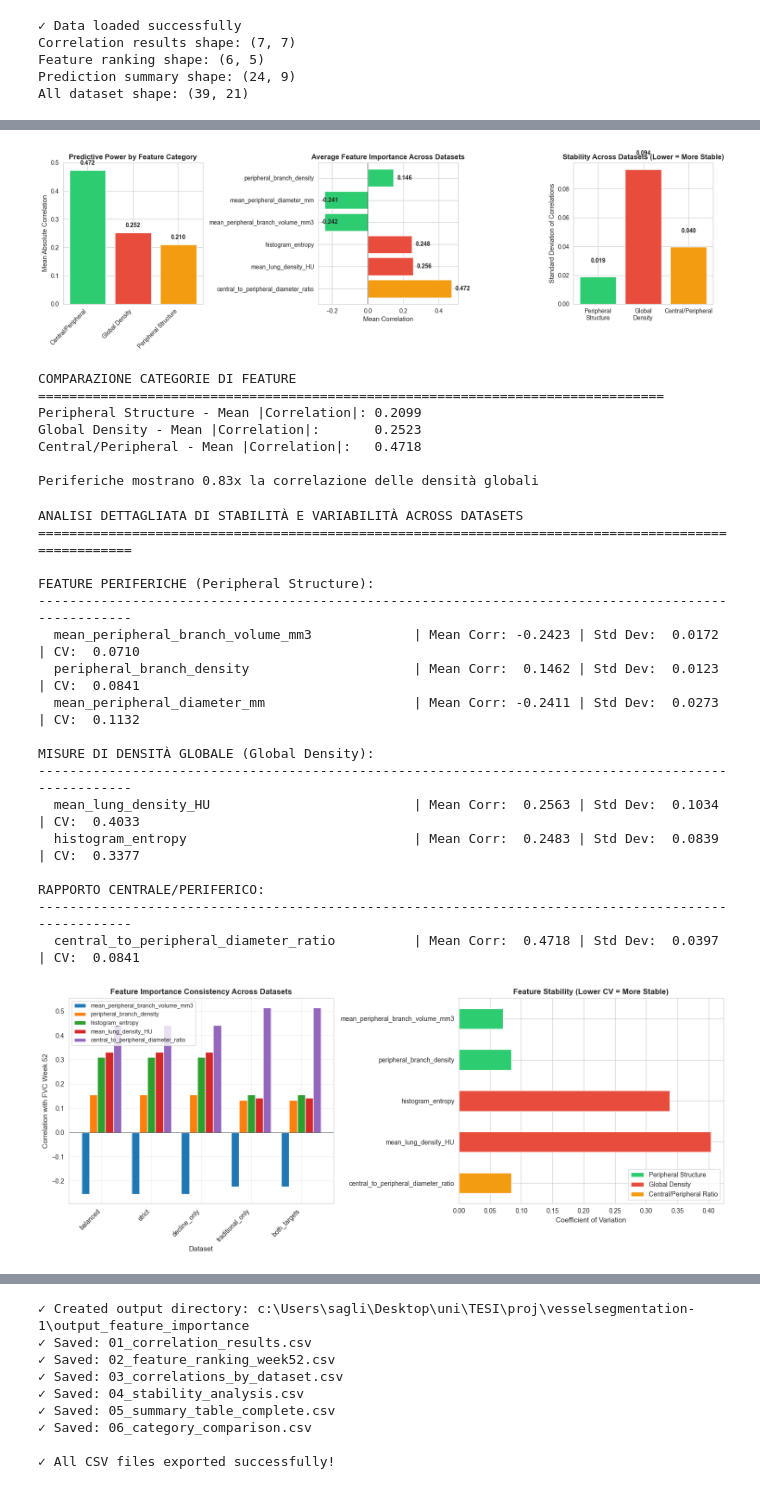
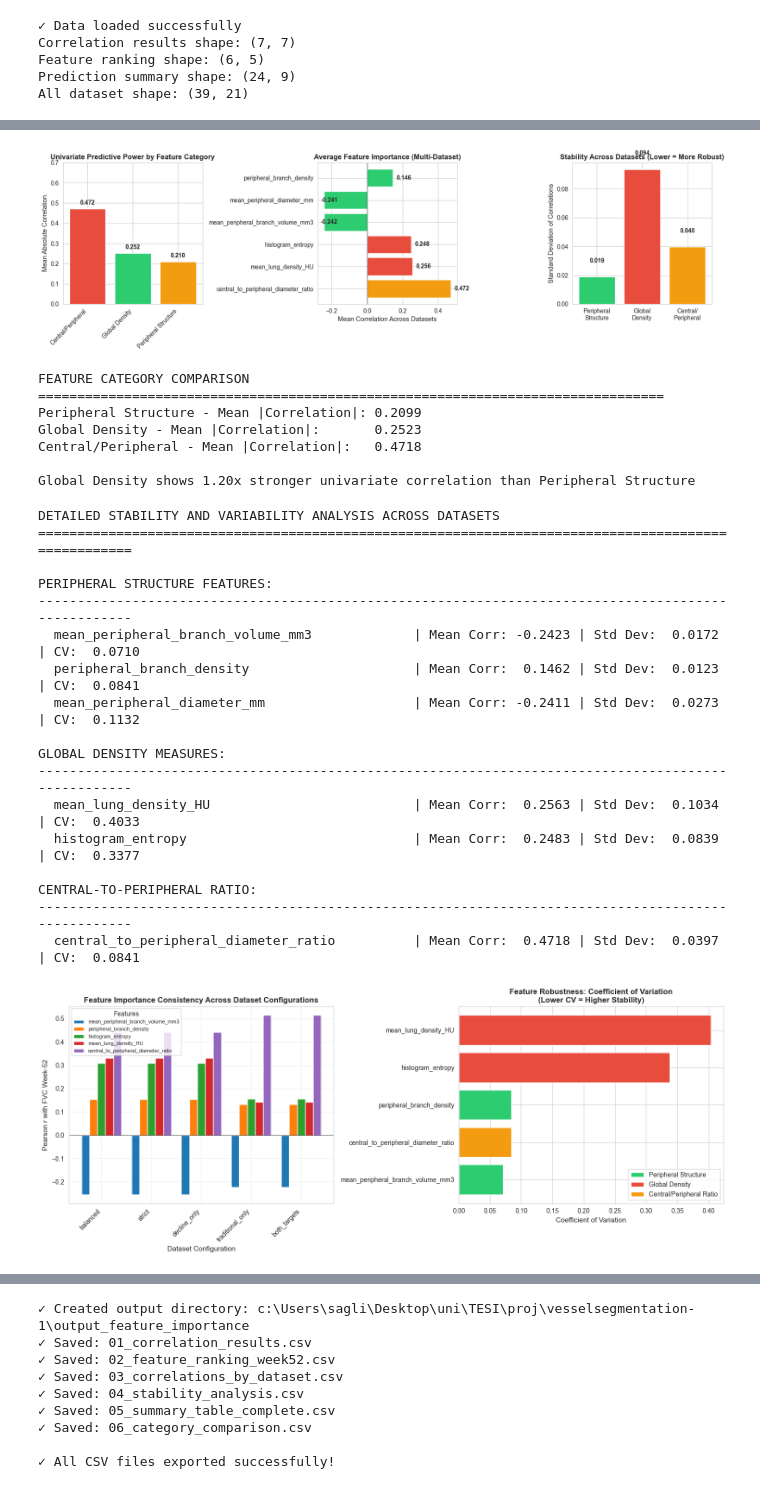
Before and after one commit to francescasaglimbeni/airway_analysis, a Jupyter notebook: feature_importance_analysis.ipynb, the cells around one changed output, grey strips where cells are left out. Drawn from its saved outputs; the diff is of its cells as text; code cells hidden in the pictures.

```diff
--- a/feature_importance_analysis.ipynb
+++ b/feature_importance_analysis.ipynb
@@ -253,10 +313,10 @@ for cat, features in categories.items():
 cat_df = pd.DataFrame(list(mean_abs_corr.items()), columns=['Category', 'Mean |Correlation|'])
 cat_df = cat_df.sort_values('Mean |Correlation|', ascending=False)
 
-axes[0].bar(cat_df['Category'], cat_df['Mean |Correlation|'], color=['#2ecc71', '#e74c3c', '#f39c12'])
+axes[0].bar(cat_df['Category'], cat_df['Mean |Correlation|'], color=['#e74c3c', '#2ecc71', '#f39c12'])
 axes[0].set_ylabel('Mean Absolute Correlation', fontsize=11)
-axes[0].set_title('Predictive Power by Feature Category', fontsize=12, fontweight='bold')
-axes[0].set_ylim(0, 0.5)
+axes[0].set_title('Univariate Predictive Power by Feature Category', fontsize=12, fontweight='bold')
+axes[0].set_ylim(0, 0.7)
 for i, v in enumerate(cat_df['Mean |Correlation|']):
     axes[0].text(i, v + 0.02, f'{v:.3f}', ha='center', fontweight='bold')
 plt.setp(axes[0].xaxis.get_majorticklabels(), rotation=45, ha='right')
@@ -276,8 +336,8 @@ sorted_features = all_features_with_values.sort_values(key=abs, ascending=False)
 sorted_colors = [colors[list(all_features_with_values.index).index(f)] for f in sorted_features.index]
 
 axes[1].barh(sorted_features.index, sorted_features.values, color=sorted_colors)
-axes[1].set_xlabel('Mean Correlation', fontsize=11)
-axes[1].set_title('Average Feature Importance Across Datasets', fontsize=12, fontweight='bold')
+axes[1].set_xlabel('Mean Correlation Across Datasets', fontsize=11)
+axes[1].set_title('Average Feature Importance (Multi-Dataset)', fontsize=12, fontweight='bold')
 axes[1].axvline(x=0, color='black', linestyle='-', linewidth=0.5)
 for i, v in enumerate(sorted_features.values):
     axes[1].text(v + 0.02 if v > 0 else v - 0.02, i, f'{v:.3f}', va='center', fontweight='bold')
@@ -290,52 +350,52 @@ central_stability = std_corr[[f for f in central_peripheral_metrics if f in std_
 stability_data = {
     'Peripheral\nStructure': peripheral_stability,
     'Global\nDensity': global_stability,
-    'Central/Peripheral': central_stability
+    'Central/\nPeripheral': central_stability
 }
 
 axes[2].bar(stability_data.keys(), stability_data.values(), color=['#2ecc71', '#e74c3c', '#f39c12'])
 axes[2].set_ylabel('Standard Deviation of Correlations', fontsize=11)
-axes[2].set_title('Stability Across Datasets (Lower = More Stable)', fontsize=12, fontweight='bold')
+axes[2].set_title('Stability Across Datasets (Lower = More Robust)', fontsize=12, fontweight='bold')
 for i, (k, v) in enumerate(stability_data.items()):
     axes[2].text(i, v + 0.01, f'{v:.3f}', ha='center', fontweight='bold')
 
 plt.tight_layout()
 plt.show()
 
-print("\nCOMPARAZIONE CATEGORIE DI FEATURE")
+print("\nFEATURE CATEGORY COMPARISON")
 print("=" * 80)
 print(f"Peripheral Structure - Mean |Correlation|: {mean_abs_corr.get('Peripheral Structure', 0):.4f}")
 print(f"Global Density - Mean |Correlation|:       {mean_abs_corr.get('Global Density', 0):.4f}")
 print(f"Central/Peripheral - Mean |Correlation|:   {mean_abs_corr.get('Central/Peripheral', 0):.4f}")
-print(f"\nPeriferiche mostrano {(mean_abs_corr.get('Peripheral Structure', 0) / mean_abs_corr.get('Global Density', 1)):.2f}x la correlazione delle densità globali")
+print(f"\nGlobal Density shows {(mean_abs_corr.get('Global Density', 1) / mean_abs_corr.get('Peripheral Structure', 1)):.2f}x stronger univariate correlation than Peripheral Structure")
 # %% [output]
-[figure, old version]
+[figure, new version]
-COMPARAZIONE CATEGORIE DI FEATURE
+FEATURE CATEGORY COMPARISON
 ================================================================================
 Peripheral Structure - Mean |Correlation|: 0.2099
 Global Density - Mean |Correlation|:       0.2523
 Central/Peripheral - Mean |Correlation|:   0.4718
 
-Periferiche mostrano 0.83x la correlazione delle densità globali
+Global Density shows 1.20x stronger univariate correlation than Peripheral Structure
 # %%
 # Detailed stability analysis
-print("\nANALISI DETTAGLIATA DI STABILITÀ E VARIABILITÀ ACROSS DATASETS")
+print("\nDETAILED STABILITY AND VARIABILITY ANALYSIS ACROSS DATASETS")
 print("=" * 100)
-print("\nFEATURE PERIFERICHE (Peripheral Structure):")
+print("\nPERIPHERAL STRUCTURE FEATURES:")
 print("-" * 100)
 for feat in peripheral_metrics:
     if feat in stability_df.index:
         row = stability_df.loc[feat]
         print(f"  {feat:45s} | Mean Corr: {row['Mean Correlation']:7.4f} | Std Dev: {row['Std Dev (Stability)']:7.4f} | CV: {row['Coefficient of Variation']:7.4f}")
 
-print("\nMISURE DI DENSITÀ GLOBALE (Global Density):")
+print("\nGLOBAL DENSITY MEASURES:")
 print("-" * 100)
 for feat in global_density_metrics:
     if feat in stability_df.index:
         row = stability_df.loc[feat]
         print(f"  {feat:45s} | Mean Corr: {row['Mean Correlation']:7.4f} | Std Dev: {row['Std Dev (Stability)']:7.4f} | CV: {row['Coefficient of Variation']:7.4f}")
 
-print("\nRAPPORTO CENTRALE/PERIFERICO:")
+print("\nCENTRAL-TO-PERIPHERAL RATIO:")
 print("-" * 100)
 for feat in central_peripheral_metrics:
     if feat in stability_df.index:
@@ -356,11 +416,11 @@ key_features = [
 
 corr_subset = corr_df[[f for f in key_features if f in corr_df.columns]]
 corr_subset.plot(kind='bar', ax=axes[0], width=0.8)
-axes[0].set_title('Feature Importance Consistency Across Datasets', fontsize=12, fontweight='bold')
-axes[0].set_ylabel('Correlation with FVC Week 52', fontsize=11)
-axes[0].set_xlabel('Dataset', fontsize=11)
+axes[0].set_title('Feature Importance Consistency Across Dataset Configurations', fontsize=12, fontweight='bold')
+axes[0].set_ylabel('Pearson r with FVC Week-52', fontsize=11)
+axes[0].set_xlabel('Dataset Configuration', fontsize=11)
 axes[0].axhline(y=0, color='black', linestyle='-', linewidth=0.5)
-axes[0].legend(loc='upper left', fontsize=9)
+axes[0].legend(loc='upper left', fontsize=8, title='Features')
 axes[0].grid(True, alpha=0.3)
 plt.setp(axes[0].xaxis.get_majorticklabels(), rotation=45, ha='right')
 
@@ -375,41 +435,43 @@ for feat in stability_subset.index:
     else:
         colors_cv.append('#f39c12')
 
-stability_subset.plot(kind='barh', ax=axes[1], color=colors_cv)
-axes[1].set_title('Feature Stability (Lower CV = More Stable)', fontsize=12, fontweight='bold')
+stability_subset_sorted = stability_subset.sort_values()
+colors_cv_sorted = [colors_cv[list(stability_subset.index).index(f)] for f in stability_subset_sorted.index]
+
+axes[1].barh(stability_subset_sorted.index, stability_subset_sorted.values, color=colors_cv_sorted)
+axes[1].set_title('Feature Robustness: Coefficient of Variation\n(Lower CV = Higher Stability)', fontsize=12, fontweight='bold')
 axes[1].set_xlabel('Coefficient of Variation', fontsize=11)
-axes[1].invert_yaxis()
 
 # Add legend
 from matplotlib.patches import Patch
 legend_elements = [
     Patch(facecolor='#2ecc71', label='Peripheral Structure'),
     Patch(facecolor='#e74c3c', label='Global Density'),
     Patch(facecolor='#f39c12', label='Central/Peripheral Ratio')
 ]
 axes[1].legend(handles=legend_elements, loc='lower right', fontsize=10)
 
 plt.tight_layout()
 plt.show()
 # %% [output]
-ANALISI DETTAGLIATA DI STABILITÀ E VARIABILITÀ ACROSS DATASETS
+DETAILED STABILITY AND VARIABILITY ANALYSIS ACROSS DATASETS
 ====================================================================================================
 
-FEATURE PERIFERICHE (Peripheral Structure):
+PERIPHERAL STRUCTURE FEATURES:
 ----------------------------------------------------------------------------------------------------
   mean_peripheral_branch_volume_mm3             | Mean Corr: -0.2423 | Std Dev:  0.0172 | CV:  0.0710
   peripheral_branch_density                     | Mean Corr:  0.1462 | Std Dev:  0.0123 | CV:  0.0841
   mean_peripheral_diameter_mm                   | Mean Corr: -0.2411 | Std Dev:  0.0273 | CV:  0.1132
 
-MISURE DI DENSITÀ GLOBALE (Global Density):
+GLOBAL DENSITY MEASURES:
 ----------------------------------------------------------------------------------------------------
   mean_lung_density_HU                          | Mean Corr:  0.2563 | Std Dev:  0.1034 | CV:  0.4033
   histogram_entropy                             | Mean Corr:  0.2483 | Std Dev:  0.0839 | CV:  0.3377
 
-RAPPORTO CENTRALE/PERIFERICO:
+CENTRAL-TO-PERIPHERAL RATIO:
 ----------------------------------------------------------------------------------------------------
   central_to_peripheral_diameter_ratio          | Mean Corr:  0.4718 | Std Dev:  0.0397 | CV:  0.0841
-[figure, old version]
+[figure, new version]
 # %%
 from scipy import stats
 
```
Also changed, not shown: parts of 8 cells of this notebook, 8 other files.
